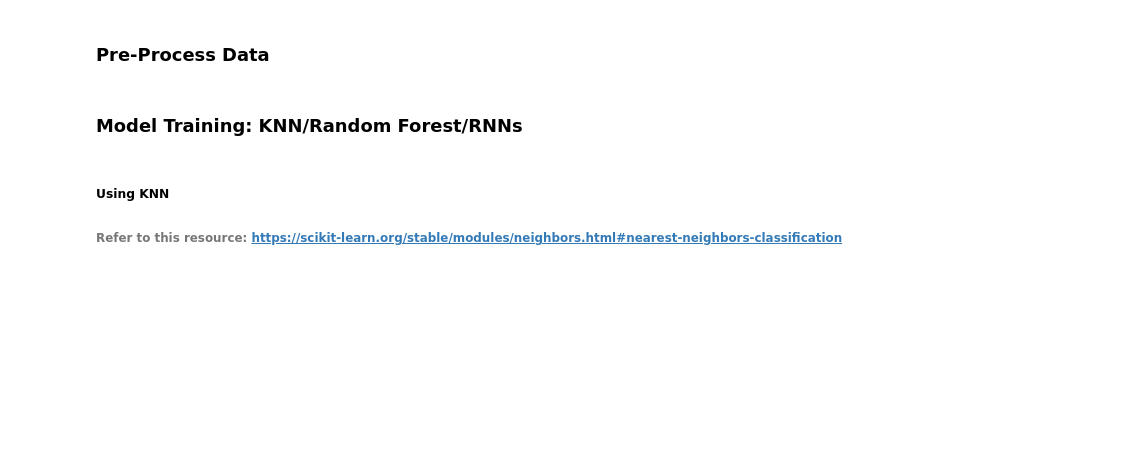
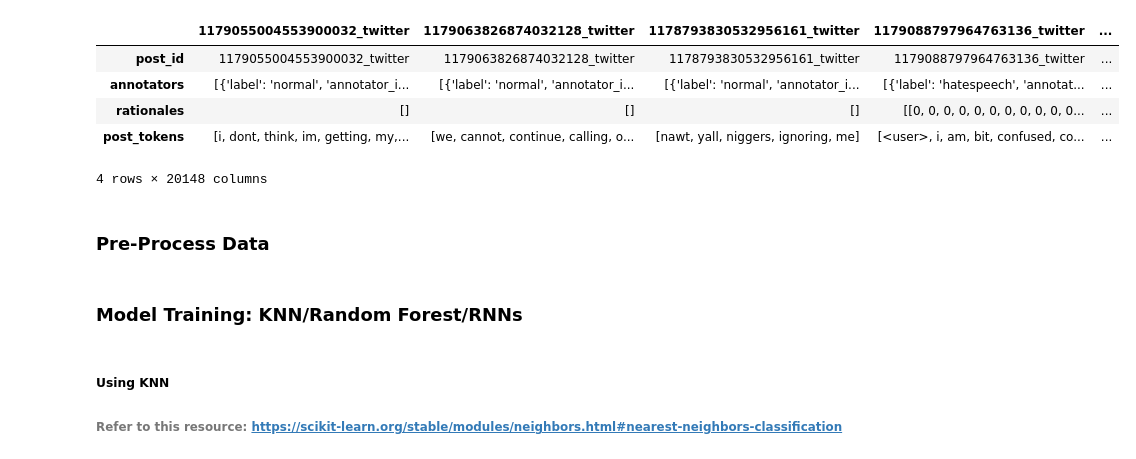
Before and after one commit to jaikasera/daml-hatespeech, a Jupyter notebook: getting_started.ipynb, the cells around one changed output. Drawn from its saved outputs; the diff is of its cells as text; code cells hidden in the pictures; blank space fills up the shorter version.

```diff
--- a/getting_started.ipynb
+++ b/getting_started.ipynb
@@ -10,2 +9,6 @@ import gensim
 # %%
 ##TO-DO: Read dataset.json as a dictionary object
+with open('dataset.json', 'r') as file:
+    json_str = file.read()
+    json_dic = json.loads(json_str)
+json_dic
@@ -12,5 +33,14 @@ import gensim
 # %%
 ##TO-DO: Convert dictionary object to pandas dataframe
+df = pd.DataFrame.from_dict(json_dic)
+df
+# %% [output]
+|  | 1179055004553900032_twitter | 1179063826874032128_twitter | 1178793830532956161_twitter | 1179088797964763136_twitter | ... |
+| post_id | 1179055004553900032_twitter | 1179063826874032128_twitter | 1178793830532956161_twitter | 1179088797964763136_twitter | ... |
+| annotators | [{'label': 'normal', 'annotator_i... | [{'label': 'normal', 'annotator_i... | [{'label': 'normal', 'annotator_i... | [{'label': 'hatespeech', 'annotat... | ... |
+| rationales | [] | [] | [] | [[0, 0, 0, 0, 0, 0, 0, 0, 0, 0, 0... | ... |
+| post_tokens | [i, dont, think, im, getting, my,... | [we, cannot, continue, calling, o... | [nawt, yall, niggers, ignoring, me] | [<user>, i, am, bit, confused, co... | ... |
+4 rows × 20148 columns
 # %% [markdown]
 ### Pre-Process Data
 # %%
```
Also changed, not shown: parts of 4 cells of this notebook, 1 other file.
